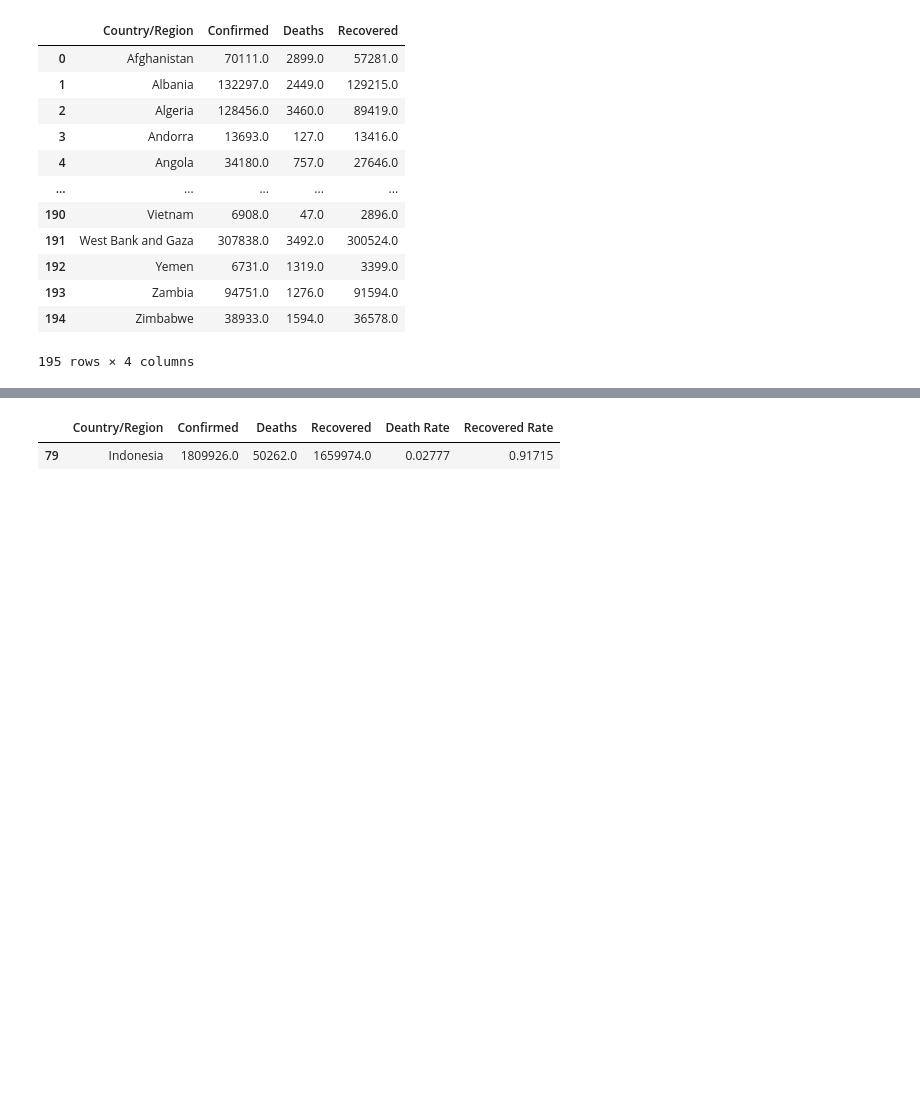
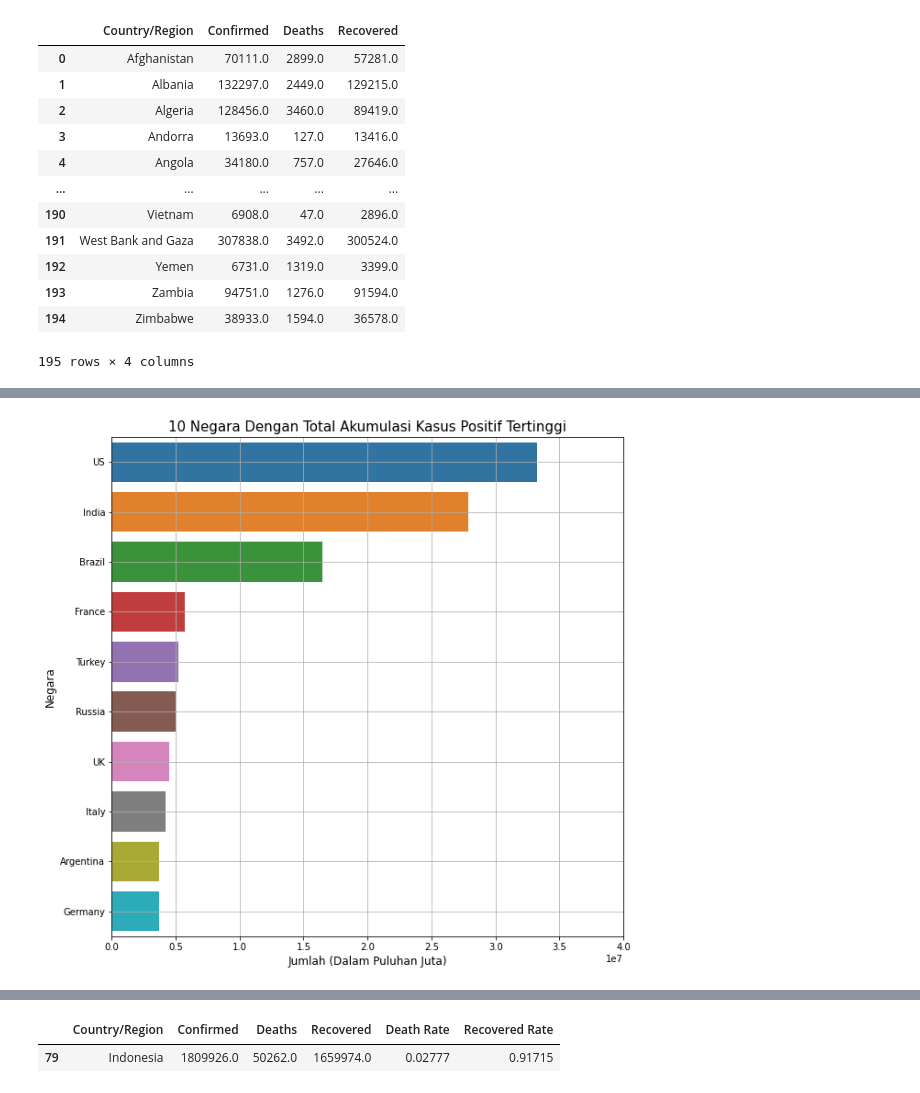
Before and after one commit to ReynaraEzra/Data-Science-Trainee, a Jupyter notebook: JSC.ipynb, the cells around one changed output, grey strips where cells are left out. Drawn from its saved outputs; the diff is of its cells as text; code cells hidden in the pictures; blank space fills up the shorter version.

```diff
--- a/JSC.ipynb
+++ b/JSC.ipynb
@@ -326,0 +252,3 @@ group_country['Recovered Rate'] = group_country['Recovered']/group_country['Conf
+# %%
+top10_country_pos = group_country.sort_values('Confirmed', ascending=False).head(10)
+top10_country_pos
@@ -326,0 +267,13 @@ group_country['Recovered Rate'] = group_country['Recovered']/group_country['Conf
+# %%
+import seaborn as sns
+
+plt.figure(figsize=(10,10))
+sns.barplot(y = top10_country_pos['Country/Region'], x = top10_country_pos['Confirmed'])
+plt.xlim([0,40000000])
+plt.xlabel('Jumlah (Dalam Puluhan Juta)', fontsize=12)
+plt.ylabel('Negara', fontsize=12)
+plt.title('10 Negara Dengan Total Akumulasi Kasus Positif Tertinggi', fontsize=15)
+plt.grid()
+plt.show()
+# %% [output]
+[figure, added]
```
Also changed, not shown: parts of 18 cells of this notebook.
